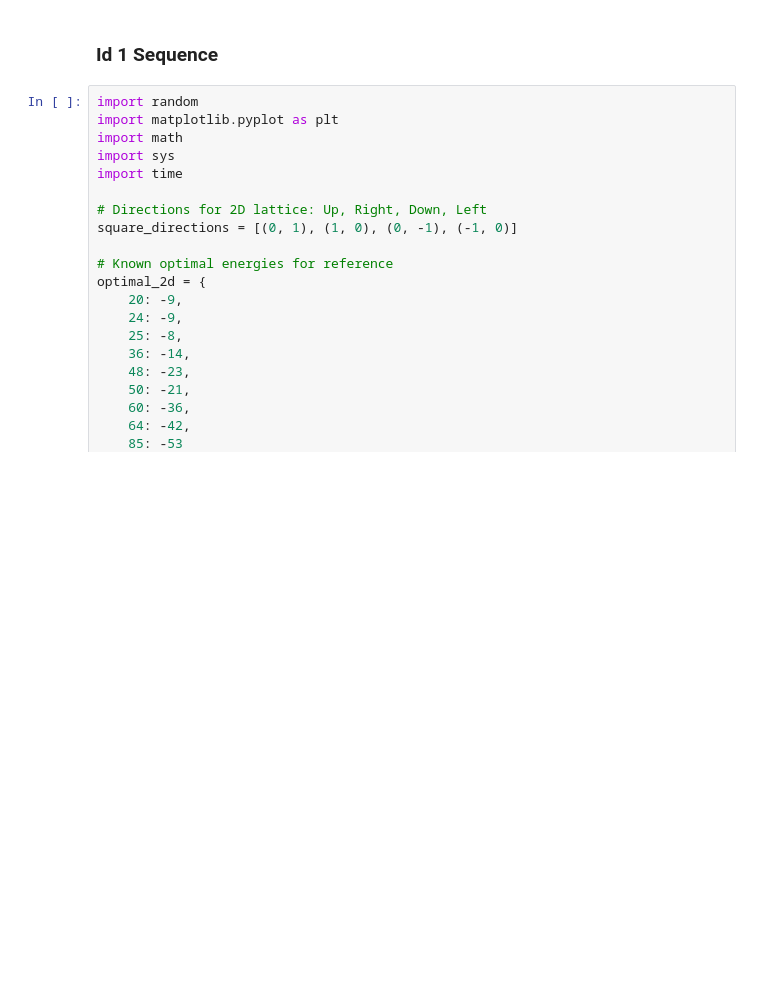
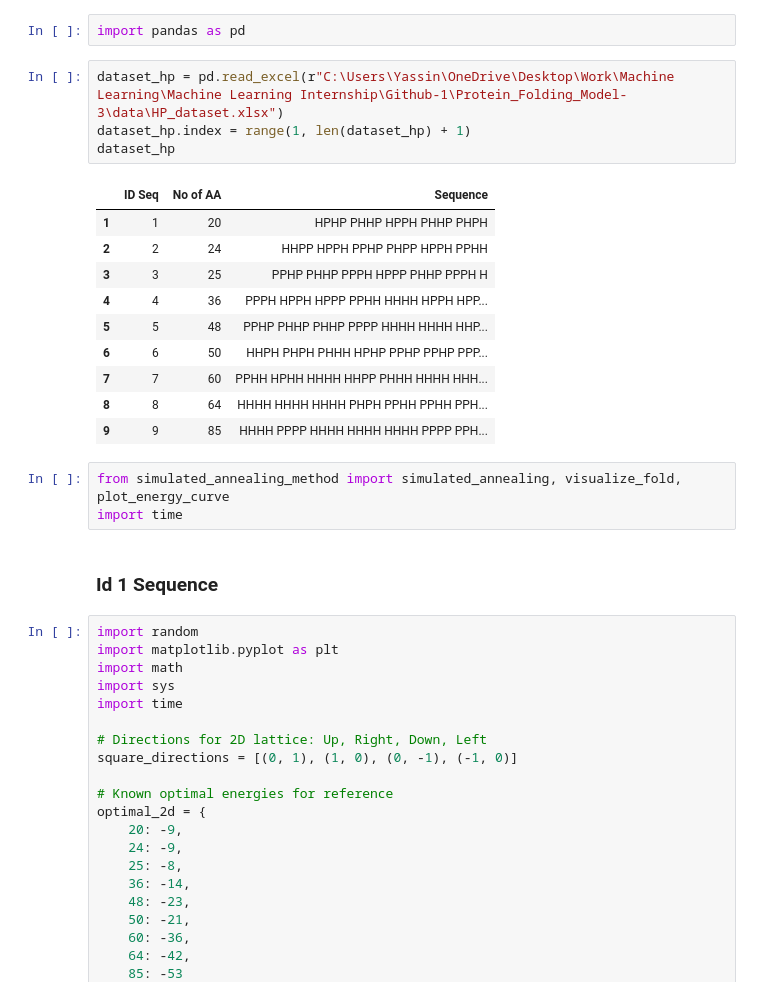
Before and after one commit to yassinalamelden/Protein_Folding_Model, a Jupyter notebook: methods/SA_Method/output/sequences.ipynb, the cells around one changed output. Cells and saved outputs as stored; diff of their text form; blank space fills up the shorter version.

Commit message:
Updated the dataset for the SA

```diff
--- a/methods/SA_Method/sequences.ipynb
+++ b/methods/SA_Method/output/sequences.ipynb
@@ -30,3 +8,23 @@ These sequences are folded using Simulated Annealing with various parameters to
+# %%
+import pandas as pd
+# %%
+dataset_hp = pd.read_excel(r"C:\Users\Yassin\OneDrive\Desktop\Work\Machine Learning\Machine Learning Internship\Github-1\Protein_Folding_Model-3\data\HP_dataset.xlsx")
+dataset_hp.index = range(1, len(dataset_hp) + 1)
+dataset_hp
+# %% [output]
+|  | ID Seq | No of AA | Sequence |
+| 1 | 1 | 20 | HPHP PHHP HPPH PHHP PHPH |
+| 2 | 2 | 24 | HHPP HPPH PPHP PHPP HPPH PPHH |
+| 3 | 3 | 25 | PPHP PHHP PPPH HPPP PHHP PPPH H |
+| 4 | 4 | 36 | PPPH HPPH HPPP PPHH HHHH HPPH HPP... |
+| 5 | 5 | 48 | PPHP PHHP PHHP PPPP HHHH HHHH HHP... |
+| 6 | 6 | 50 | HHPH PHPH PHHH HPHP PPHP PPHP PPP... |
+| 7 | 7 | 60 | PPHH HPHH HHHH HHPP PHHH HHHH HHH... |
+| 8 | 8 | 64 | HHHH HHHH HHHH PHPH PPHH PPHH PPH... |
+| 9 | 9 | 85 | HHHH PPPP HHHH HHHH HHHH PPPP PPH... |
+# %%
+from simulated_annealing_method import simulated_annealing, visualize_fold, plot_energy_curve
+import time
 # %% [markdown]
 ### **Id 1 Sequence**
 # %%
```
Also changed, not shown: parts of 2 cells of this notebook, 1 other file.
